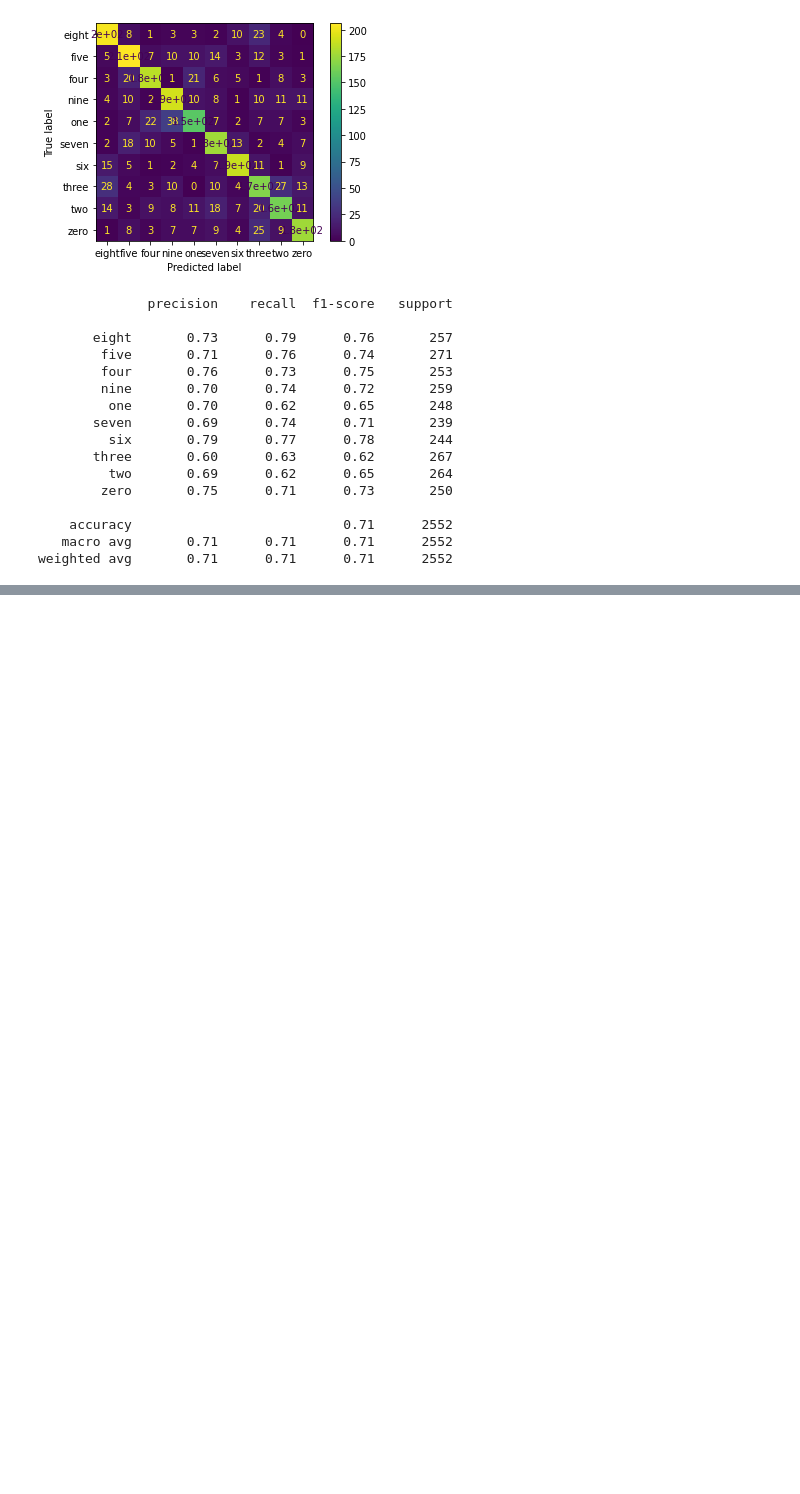
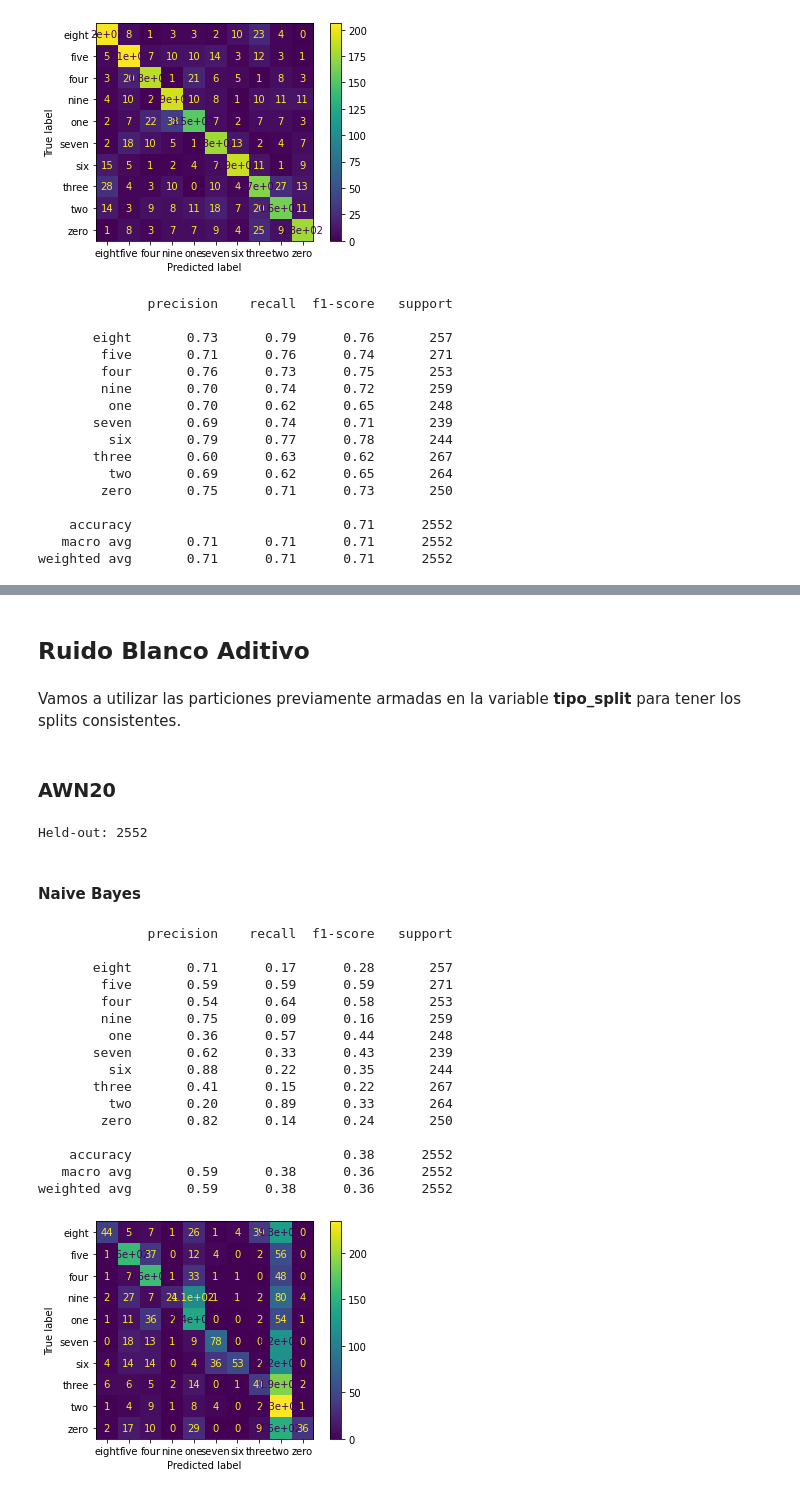
Before and after one commit to francotestori/aauba_02, a Jupyter notebook: Solution_Developement.ipynb, the cells around one changed output, grey strips where cells are left out. Saved outputs shown, nothing was run; the diff lists cells and outputs as text; code cells hidden in the pictures; blank space fills up the shorter version.

Commit message:
Agregamos tratamiento de ruido

```diff
--- a/Solution_Developement.ipynb
+++ b/Solution_Developement.ipynb
@@ -60,13 +60,13 @@ Para poder splitear nuestros dataframe en tres sets distintos (train, validation
 # %%
 # Armamos nuestras listas de items que deberán formar nuestra partición de validación
 validation_list = pd.read_csv(
-    'https://raw.githubusercontent.com/francotestori/aauba_02/master/resources/validation.csv',
+    'https://raw.githubusercontent.com/francotestori/aauba_02/master/resources/audio_digits_validation.csv',
     index_col=0
 )
 
 # Armamos nuestras listas de items que deberán formar nuestra partición de testing
 testing_list = pd.read_csv(
-    'https://raw.githubusercontent.com/francotestori/aauba_02/master/resources/testing.csv',
+    'https://raw.githubusercontent.com/francotestori/aauba_02/master/resources/audio_digits_testing.csv',
     index_col=0
 )
 # %%
@@ -517,0 +520,54 @@ weighted avg       0.71      0.71      0.71      2552
+# %% [markdown]
+## Ruido Blanco Aditivo
+# %% [markdown]
+Vamos a utilizar las particiones previamente armadas en la variable **tipo_split** para tener los splits consistentes.
+# %% [markdown]
+### AWN20
+# %%
+df_awn20 = pd.read_csv(
+    'https://raw.githubusercontent.com/francotestori/aauba_02/master/resources/audio_digits_AWN20.csv',
+    index_col=0
+)
+
+df_awn20['split'] = tipo_split
+df_awn20_test = df_awn20[df_awn20['split'] == 'test']
+
+awn20_target = df_awn20_test['digit']
+awn20_features = df_awn20_test.drop(['digit','filename', 'split'],axis=1)
+
+# Estandarizamos nuestros datos
+scaler = StandardScaler()
+awn20_scaled_features = pd.DataFrame(scaler.fit_transform(awn20_features))
+
+print(f'Held-out: {len(awn20_features)}')
+# %% [output]
+Held-out: 2552
+# %% [markdown]
+#### Naive Bayes
+# %%
+awn20_pred = gnb.predict(awn20_features)
+
+# Confusion Matrix
+plot_confusion_matrix(gnb, awn20_features, awn20_target)
+
+# Classification Report
+awn20_report = classification_report(awn20_target,awn20_pred)
+print(awn20_report)
+# %% [output]
+              precision    recall  f1-score   support
+
+       eight       0.71      0.17      0.28       257
+        five       0.59      0.59      0.59       271
+        four       0.54      0.64      0.58       253
+        nine       0.75      0.09      0.16       259
+         one       0.36      0.57      0.44       248
+       seven       0.62      0.33      0.43       239
+         six       0.88      0.22      0.35       244
+       three       0.41      0.15      0.22       267
+         two       0.20      0.89      0.33       264
+        zero       0.82      0.14      0.24       250
+
+    accuracy                           0.38      2552
+   macro avg       0.59      0.38      0.36      2552
+weighted avg       0.59      0.38      0.36      2552
+[figure, added]
```
Also changed, not shown: parts of 28 cells of this notebook.
